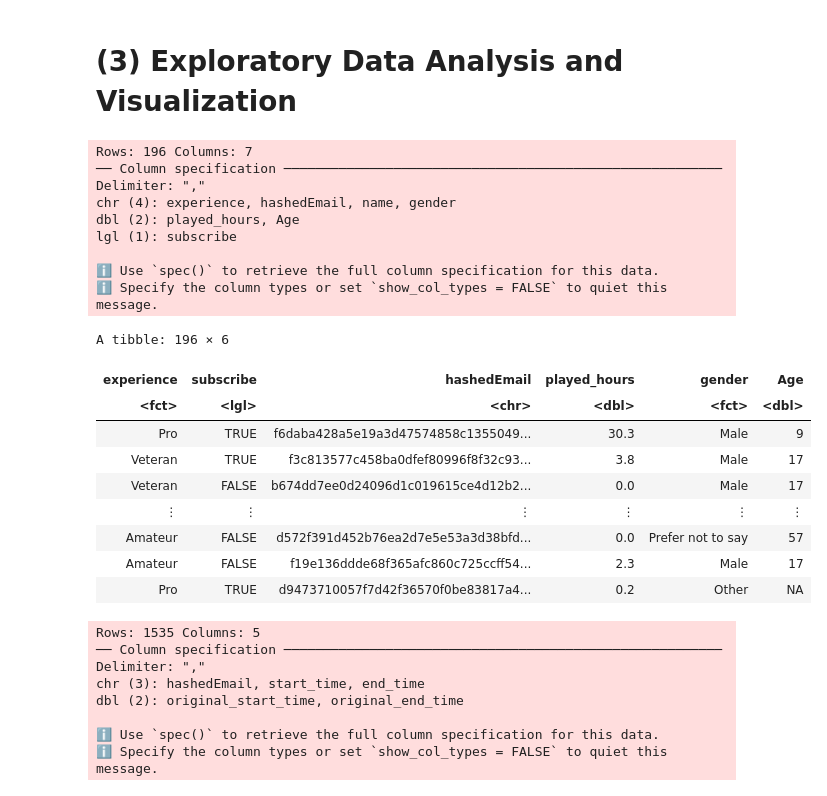
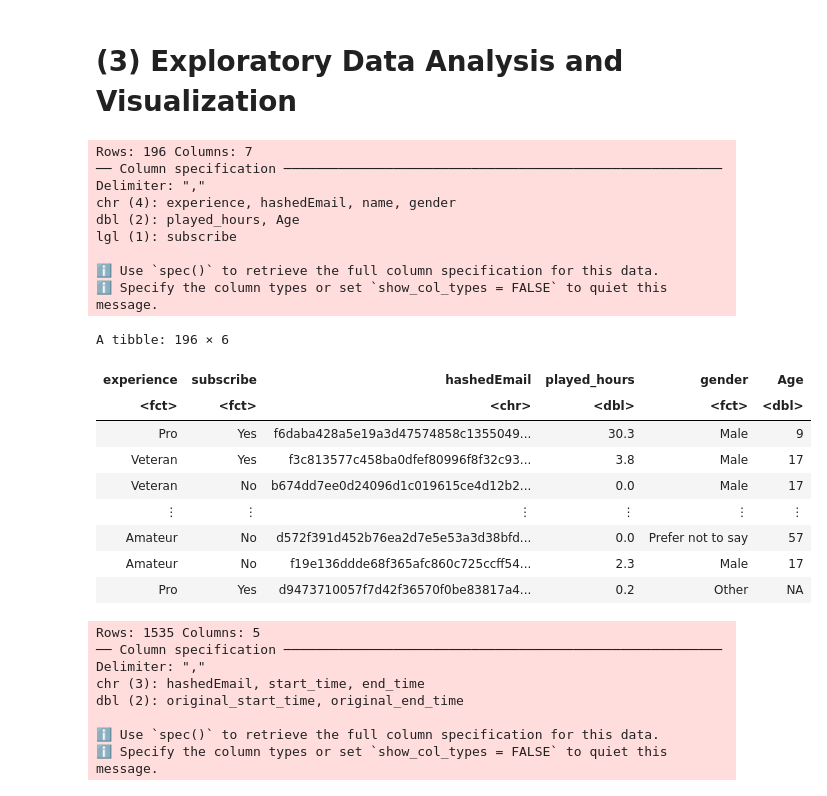
Before and after one commit to RadinAlikhani/dsci100-solo-project, a Jupyter notebook: Individual Project.ipynb, the cells around one changed output. Cells and saved outputs as stored; diff of their text form; code cells hidden in the pictures.

Commit message:
Changed Subscribe from logical to factor and changed it to yes or no
Changed Subscribe from logical to factor and changed it to yes or no. also removed source.cleanup

```diff
--- a/Individual Project.ipynb
+++ b/Individual Project.ipynb
@@ -88,30 +85,31 @@ ERROR: Error in file(filename, "r", encoding = encoding): cannot open the connec
 # (3) Exploratory Data Analysis and Visualization
 # %%
 players<-read_csv("players.csv")|>
-    mutate(gender=as_factor(gender))|>
-    mutate(experience=as_factor(experience))|>
+    mutate(gender=as_factor(gender),experience=as_factor(experience),subscribe=as_factor(subscribe))|>
+    mutate(subscribe=fct_recode(subscribe, "Yes" = "TRUE", "No" = "FALSE"))|>
     select(-name)
+
 players
 # %% [output]
 Rows: 196 Columns: 7
 ── Column specification ────────────────────────────────────────────────────────
 Delimiter: ","
 chr (4): experience, hashedEmail, name, gender
 dbl (2): played_hours, Age
 lgl (1): subscribe
 
 ℹ Use `spec()` to retrieve the full column specification for this data.
 ℹ Specify the column types or set `show_col_types = FALSE` to quiet this message.
 A tibble: 196 × 6
 | experience | subscribe | hashedEmail | played_hours | gender | Age |
-| <fct> | <lgl> | <chr> | <dbl> | <fct> | <dbl> |
-| Pro | TRUE | f6daba428a5e19a3d47574858c1355049... | 30.3 | Male | 9 |
-| Veteran | TRUE | f3c813577c458ba0dfef80996f8f32c93... | 3.8 | Male | 17 |
-| Veteran | FALSE | b674dd7ee0d24096d1c019615ce4d12b2... | 0.0 | Male | 17 |
+| <fct> | <fct> | <chr> | <dbl> | <fct> | <dbl> |
+| Pro | Yes | f6daba428a5e19a3d47574858c1355049... | 30.3 | Male | 9 |
+| Veteran | Yes | f3c813577c458ba0dfef80996f8f32c93... | 3.8 | Male | 17 |
+| Veteran | No | b674dd7ee0d24096d1c019615ce4d12b2... | 0.0 | Male | 17 |
 | ⋮ | ⋮ | ⋮ | ⋮ | ⋮ | ⋮ |
-| Amateur | FALSE | d572f391d452b76ea2d7e5e53a3d38bfd... | 0.0 | Prefer not to say | 57 |
-| Amateur | FALSE | f19e136ddde68f365afc860c725ccff54... | 2.3 | Male | 17 |
-| Pro | TRUE | d9473710057f7d42f36570f0be83817a4... | 0.2 | Other | NA |
+| Amateur | No | d572f391d452b76ea2d7e5e53a3d38bfd... | 0.0 | Prefer not to say | 57 |
+| Amateur | No | f19e136ddde68f365afc860c725ccff54... | 2.3 | Male | 17 |
+| Pro | Yes | d9473710057f7d42f36570f0be83817a4... | 0.2 | Other | NA |
 # %%
 sessions<-read_csv("sessions.csv")|>
     mutate(start_time=as_datetime(start_time),end_time=as_datetime(end_time))
```
Also changed, not shown: parts of 6 cells of this notebook.
